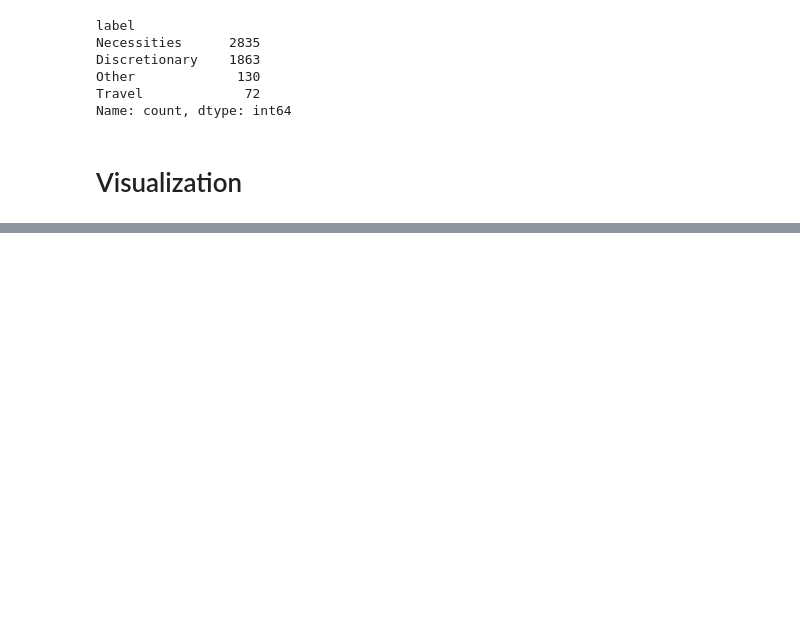
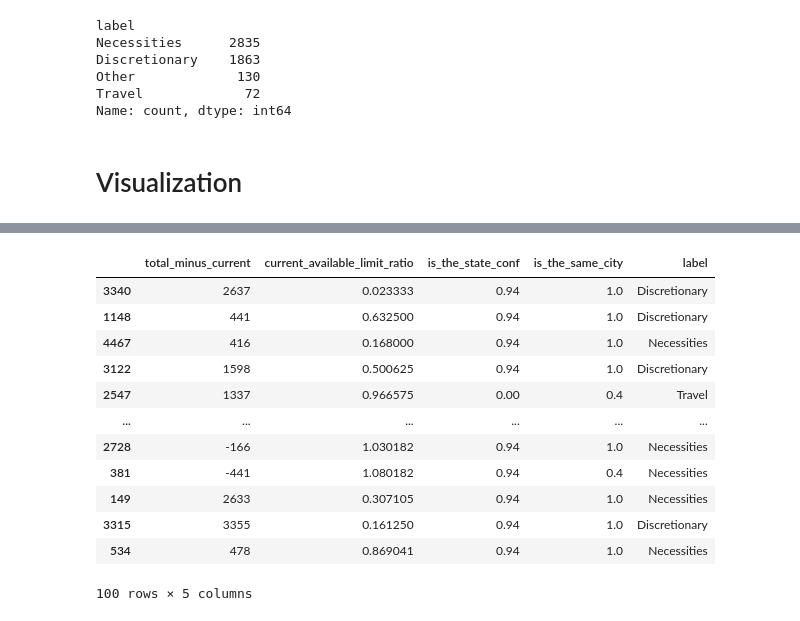
Before and after one commit to xrhd/brazilian-credit-card-spending, a Jupyter notebook: notebooks/02_Modeling.ipynb, the cells around one changed output, grey strips where cells are left out. Saved outputs shown, nothing was run; the diff lists cells and outputs as text; code cells hidden in the pictures; blank space fills up the shorter version.

```diff
--- a/notebooks/02_Modeling.ipynb
+++ b/notebooks/02_Modeling.ipynb
@@ -240,0 +279,4 @@ Name: count, dtype: int64
+# %%
+min_df = df[['total_minus_current', 'current_available_limit_ratio', 'is_the_state_conf', 'is_the_same_city', 'label']].sample(100, random_state=0)
+min_df
+# %% [output]
@@ -240,0 +284,13 @@ Name: count, dtype: int64
+|  | total_minus_current | current_available_limit_ratio | is_the_state_conf | is_the_same_city | label |
+| 3340 | 2637 | 0.023333 | 0.94 | 1.0 | Discretionary |
+| 1148 | 441 | 0.632500 | 0.94 | 1.0 | Discretionary |
+| 4467 | 416 | 0.168000 | 0.94 | 1.0 | Necessities |
+| 3122 | 1598 | 0.500625 | 0.94 | 1.0 | Discretionary |
+| 2547 | 1337 | 0.966575 | 0.00 | 0.4 | Travel |
+| ... | ... | ... | ... | ... | ... |
+| 2728 | -166 | 1.030182 | 0.94 | 1.0 | Necessities |
+| 381 | -441 | 1.080182 | 0.94 | 0.4 | Necessities |
+| 149 | 2633 | 0.307105 | 0.94 | 1.0 | Necessities |
+| 3315 | 3355 | 0.161250 | 0.94 | 1.0 | Discretionary |
+| 534 | 478 | 0.869041 | 0.94 | 1.0 | Necessities |
+100 rows × 5 columns
```
Also changed, not shown: parts of 10 cells of this notebook, 9 other files.
